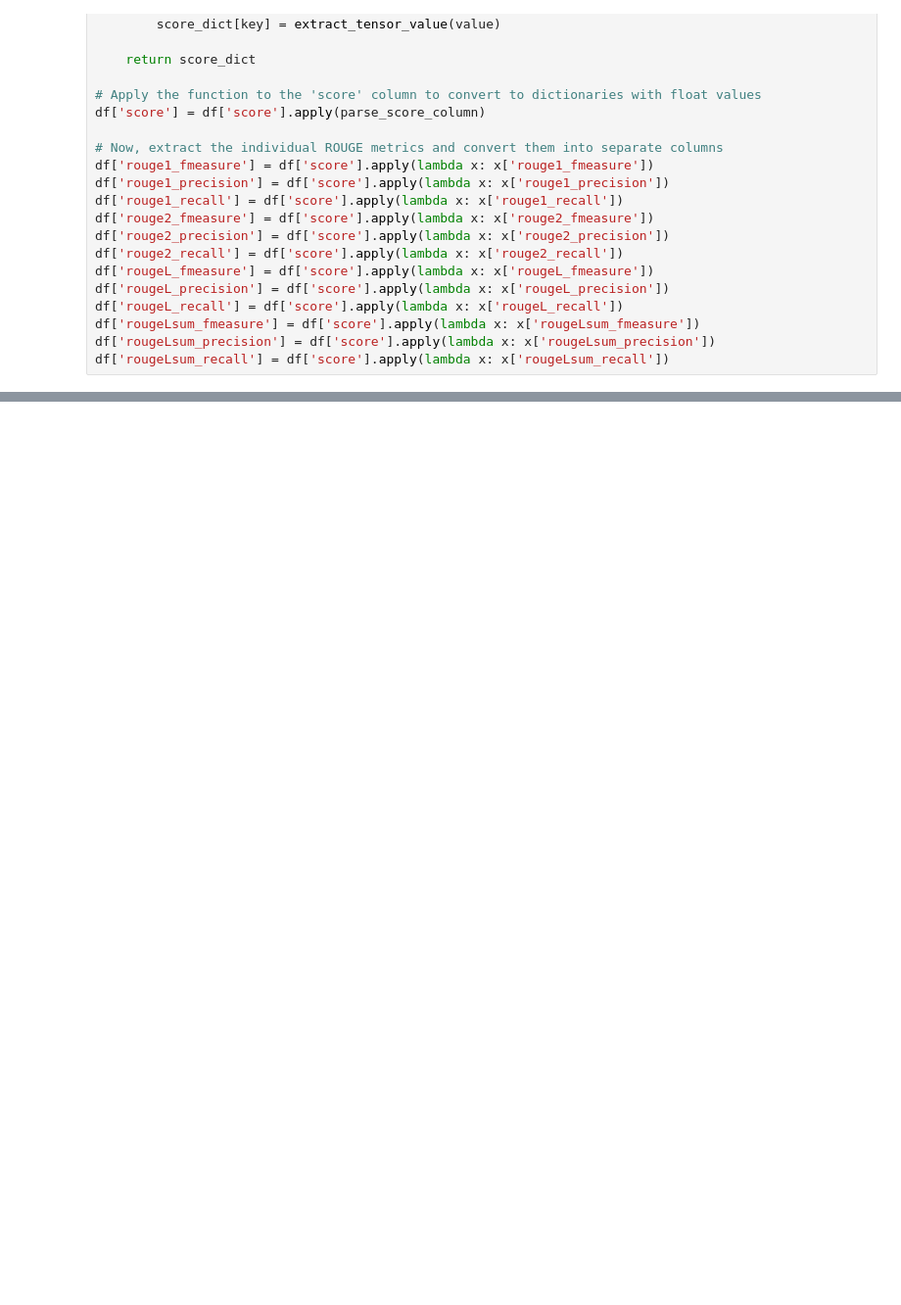
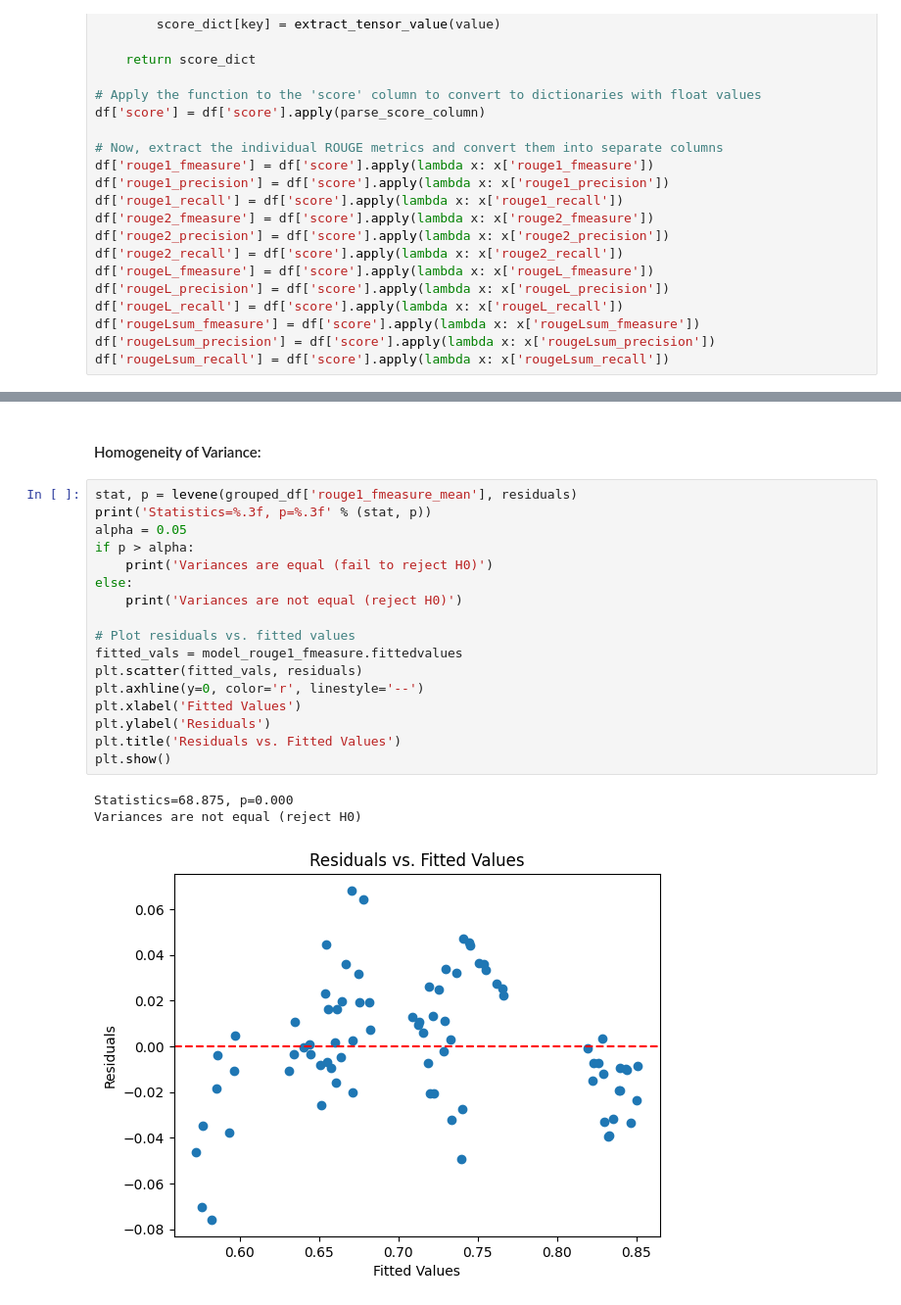
Before and after one commit to darmangerd/llama3-scheduling, a Jupyter notebook: ANOVA.ipynb, the cells around one changed output, grey strips where cells are left out. Shown at 98% size. Cells and saved outputs as stored; diff of their text form; blank space fills up the shorter version.

```diff
--- a/ANOVA.ipynb
+++ b/ANOVA.ipynb
@@ -543,0 +711,23 @@ Residual           0.110437  72.0         NaN           NaN
+# %% [markdown]
+#### Homogeneity of Variance:
+# %%
+stat, p = levene(grouped_df['rouge1_fmeasure_mean'], residuals)
+print('Statistics=%.3f, p=%.3f' % (stat, p))
+alpha = 0.05
+if p > alpha:
+    print('Variances are equal (fail to reject H0)')
+else:
+    print('Variances are not equal (reject H0)')
+
+# Plot residuals vs. fitted values
+fitted_vals = model_rouge1_fmeasure.fittedvalues
+plt.scatter(fitted_vals, residuals)
+plt.axhline(y=0, color='r', linestyle='--')
+plt.xlabel('Fitted Values')
+plt.ylabel('Residuals')
+plt.title('Residuals vs. Fitted Values')
+plt.show()
+# %% [output]
+Statistics=68.875, p=0.000
+Variances are not equal (reject H0)
+[figure, added]
```
Also changed, not shown: parts of 40 cells of this notebook.
